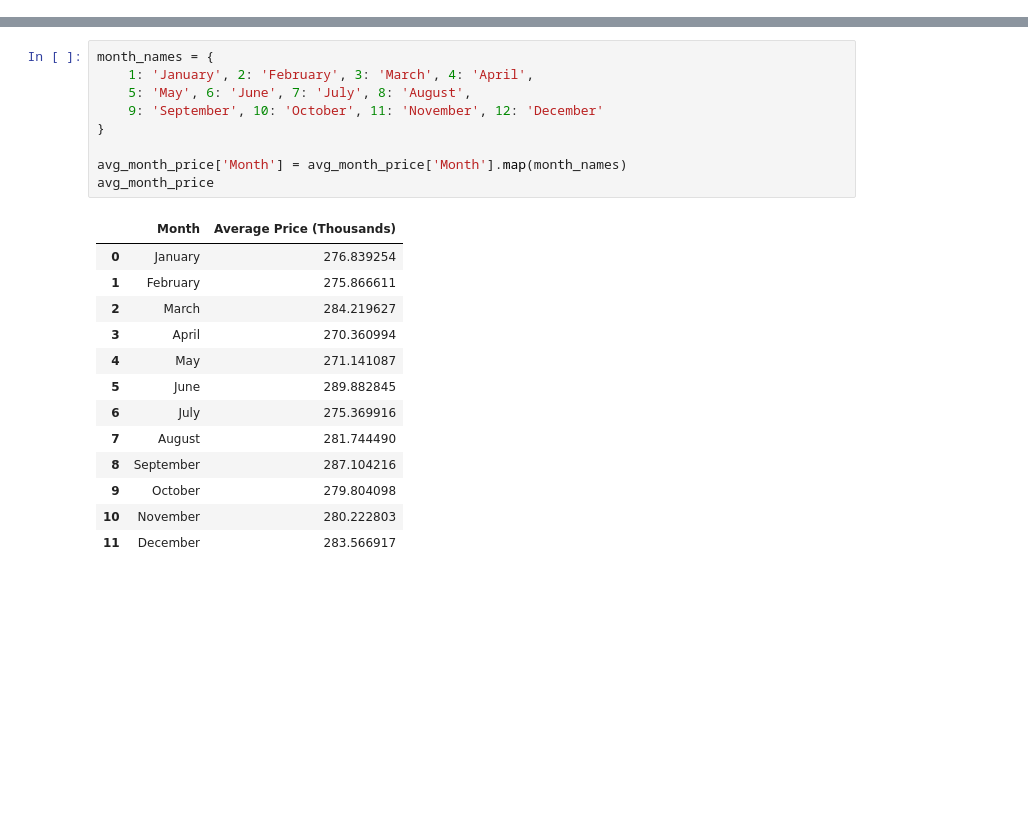
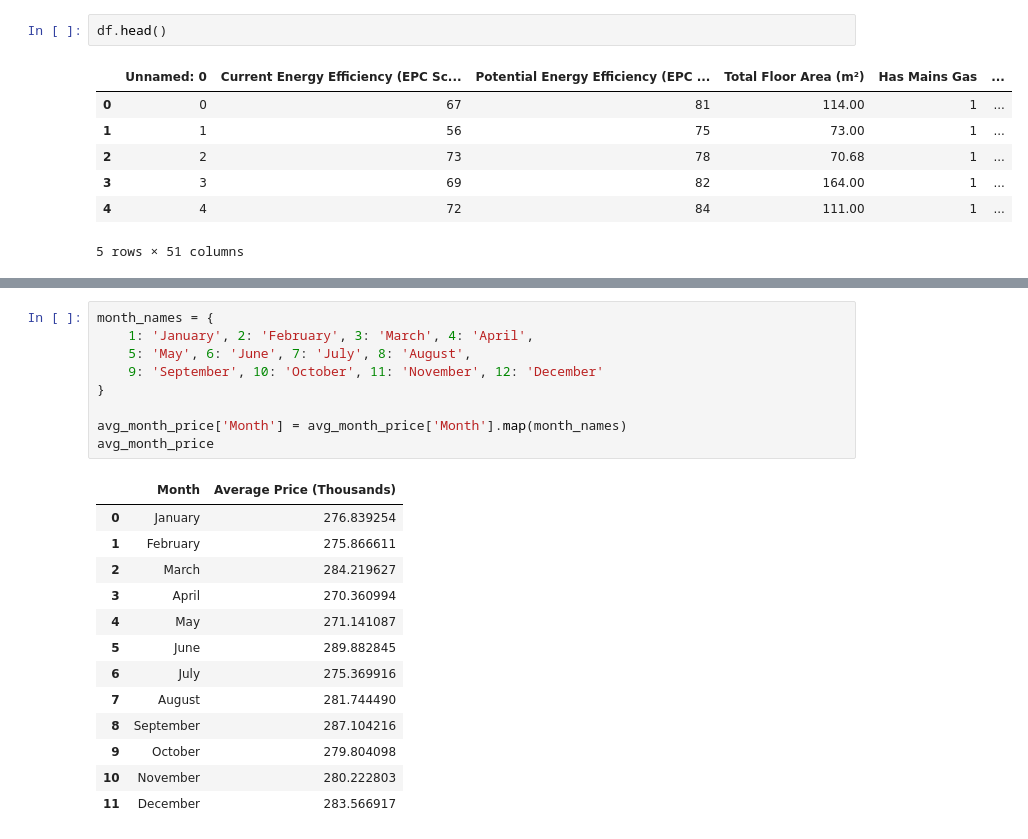
Before and after one commit to Tom-Kerrison/Housing-Price-Predictor, a Jupyter notebook: EDA.ipynb, the cells around one changed output, grey strips where cells are left out. Saved outputs shown, nothing was run; the diff lists cells and outputs as text; blank space fills up the shorter version.

```diff
--- a/EDA.ipynb
+++ b/EDA.ipynb
@@ -20 +20,11 @@ df.describe()
+# %%
+df.head()
+# %% [output]
+|  | Unnamed: 0 | Current Energy Efficiency (EPC Sc... | Potential Energy Efficiency (EPC ... | Total Floor Area (m²) | Has Mains Gas | ... |
+| 0 | 0 | 67 | 81 | 114.00 | 1 | ... |
+| 1 | 1 | 56 | 75 | 73.00 | 1 | ... |
+| 2 | 2 | 73 | 78 | 70.68 | 1 | ... |
+| 3 | 3 | 69 | 82 | 164.00 | 1 | ... |
+| 4 | 4 | 72 | 84 | 111.00 | 1 | ... |
+5 rows × 51 columns
 # %%
```
Also changed, not shown: parts of 11 cells of this notebook.
